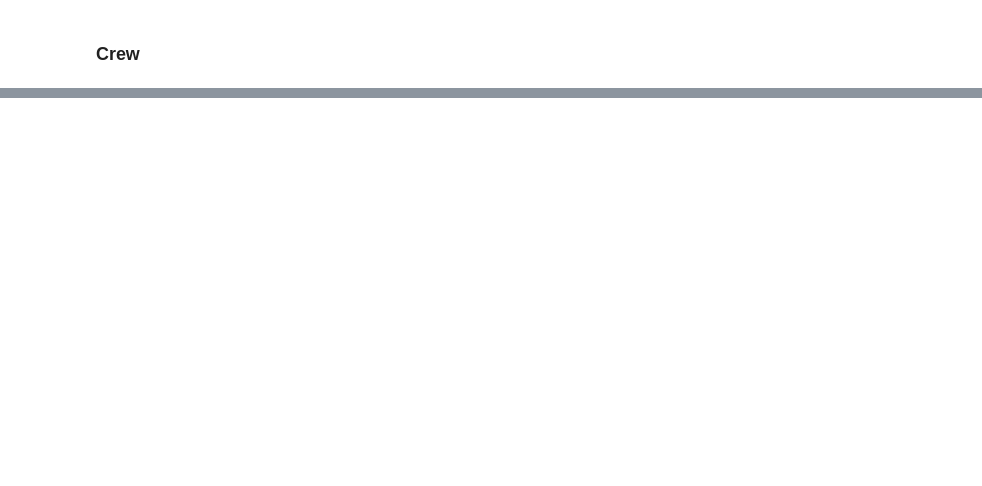
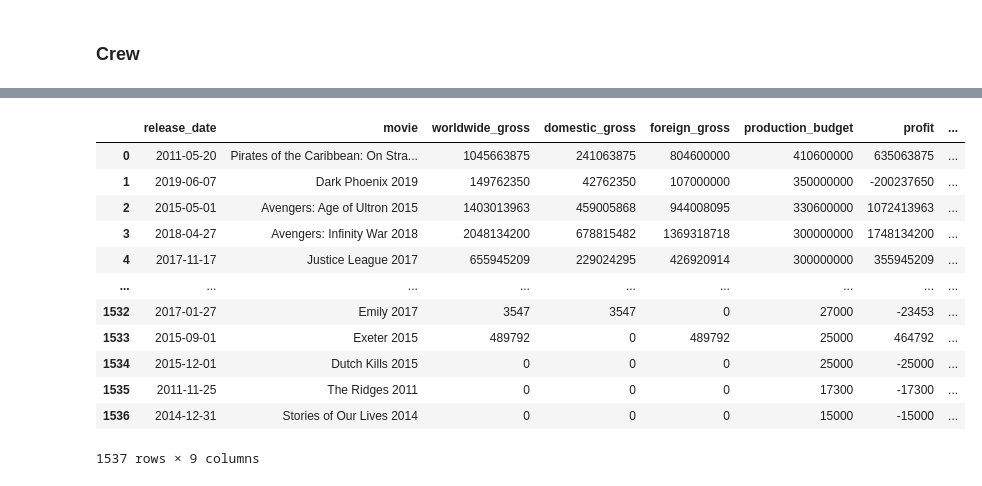
Before and after one commit to learn-co-curriculum/dsc-phase-1-project, a Jupyter notebook: Data/data-clean.ipynb, the cells around one changed output, grey strips where cells are left out. Drawn from its saved outputs; the diff is of its cells as text; code cells hidden in the pictures; blank space fills up the shorter version.

```diff
--- a/Data/data-clean.ipynb
+++ b/Data/data-clean.ipynb
@@ -439,6 +653,2 @@ df_e = df_e.groupby('movie')['primary_name'].apply(", ".join).reset_index()
 # %%
-df = df.merge(df_e)
+df = df.merge(df_e,on='tconst')
-# %%
-df['director'] = df['primary_name']
-df.drop(['tconst','directors','primary_name'],axis=1,inplace=True)
-df.head()
@@ -449,3 +711,2 @@ df.info()
 # %%
-df['year'] = df['start_year']
-df.drop(['release_date','start_year'],axis=1,inplace=True)
+df.drop(['tconst','directors','movie_y','year'], axis=1,inplace=True)
@@ -452,2 +732,45 @@ df.drop(['release_date','start_year'],axis=1,inplace=True)
+# %%
+old_names = [
+    'release_date'
+    ,'movie_x'
+    ,'worldwide_gross'
+    ,'domestic_gross'
+    ,'foreign_gross'
+    ,'production_budget'
+    ,'profit'
+    ,'genres'
+    ,'primary_name'
+]
+
+new_names =[
+    'release_date'
+    ,'movie'
+    ,'worldwide_gross'
+    ,'domestic_gross'
+    ,'foreign_gross'
+    ,'production_budget'
+    ,'profit'
+    ,'genres'
+    ,'director'
+]
+
+columns_mapper = {k:v for k,v in zip(old_names,new_names)}
+# %%
+df.rename(columns = columns_mapper, inplace = True)
+df.reindex(columns=columns_mapper.values())
+# %% [output]
+|  | release_date | movie | worldwide_gross | domestic_gross | foreign_gross | production_budget | profit | ... |
+| 0 | 2011-05-20 | Pirates of the Caribbean: On Stra... | 1045663875 | 241063875 | 804600000 | 410600000 | 635063875 | ... |
+| 1 | 2019-06-07 | Dark Phoenix 2019 | 149762350 | 42762350 | 107000000 | 350000000 | -200237650 | ... |
+| 2 | 2015-05-01 | Avengers: Age of Ultron 2015 | 1403013963 | 459005868 | 944008095 | 330600000 | 1072413963 | ... |
+| 3 | 2018-04-27 | Avengers: Infinity War 2018 | 2048134200 | 678815482 | 1369318718 | 300000000 | 1748134200 | ... |
+| 4 | 2017-11-17 | Justice League 2017 | 655945209 | 229024295 | 426920914 | 300000000 | 355945209 | ... |
+| ... | ... | ... | ... | ... | ... | ... | ... | ... |
+| 1532 | 2017-01-27 | Emily 2017 | 3547 | 3547 | 0 | 27000 | -23453 | ... |
+| 1533 | 2015-09-01 | Exeter 2015 | 489792 | 0 | 489792 | 25000 | 464792 | ... |
+| 1534 | 2015-12-01 | Dutch Kills 2015 | 0 | 0 | 0 | 25000 | -25000 | ... |
+| 1535 | 2011-11-25 | The Ridges 2011 | 0 | 0 | 0 | 17300 | -17300 | ... |
+| 1536 | 2014-12-31 | Stories of Our Lives 2014 | 0 | 0 | 0 | 15000 | -15000 | ... |
+1537 rows × 9 columns
 # %%
 !pwd
```
Also changed, not shown: parts of 80 cells of this notebook.
